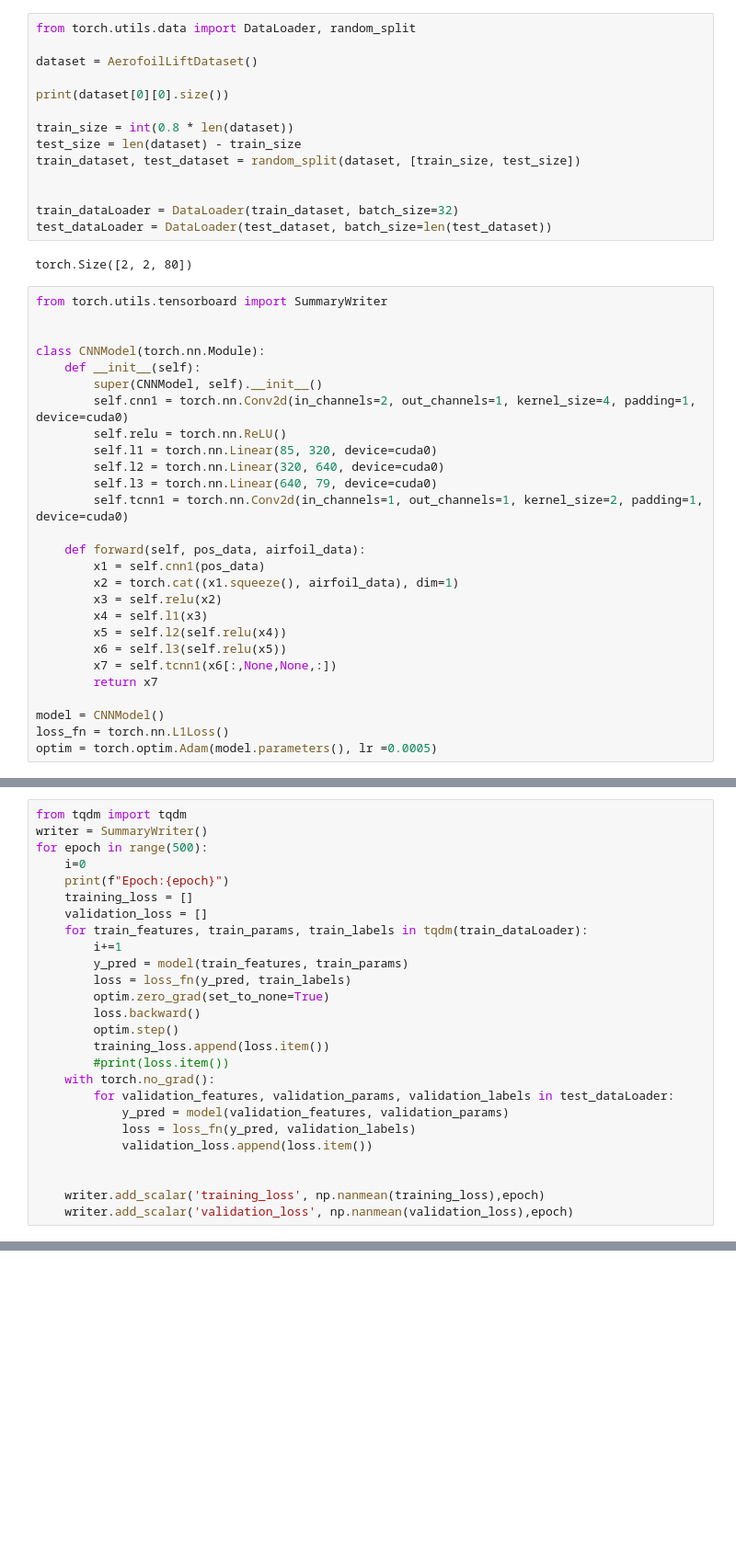
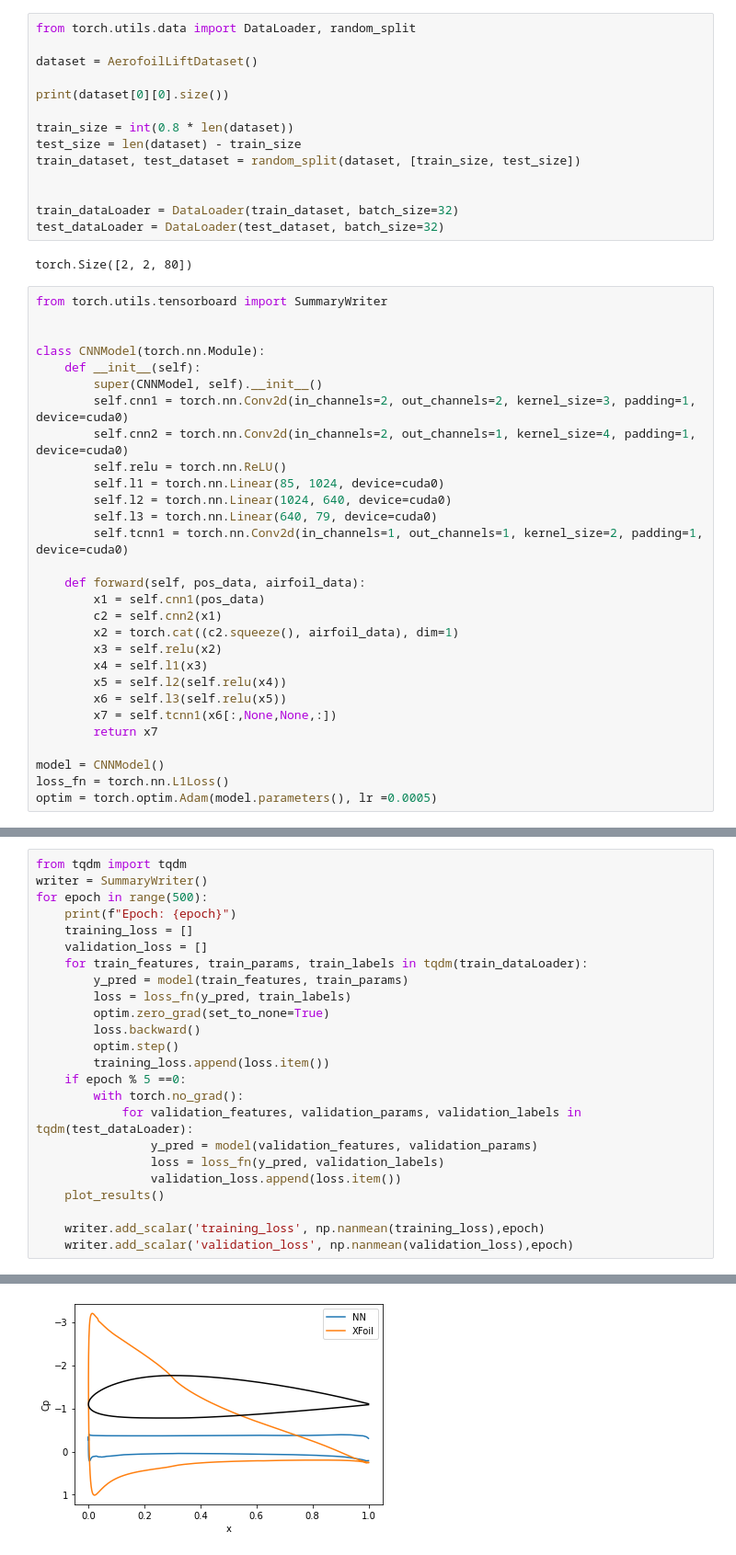
Before and after one commit to SamJBerry/xfoil-tools, a Jupyter notebook: cl_nn.ipynb, the cells around one changed output, grey strips where cells are left out. Shown at 92% size. Saved outputs shown, nothing was run; the diff lists cells and outputs as text; blank space fills up the shorter version.

Commit message:
Increase model complexity, validation every n epochs

```diff
--- a/cl_nn.ipynb
+++ b/cl_nn.ipynb
@@ -62,7 +80,7 @@ train_dataset, test_dataset = random_split(dataset, [train_size, test_size])
 
 
 train_dataLoader = DataLoader(train_dataset, batch_size=32)
-test_dataLoader = DataLoader(test_dataset, batch_size=len(test_dataset))
+test_dataLoader = DataLoader(test_dataset, batch_size=32)
 # %% [output]
 torch.Size([2, 2, 80])
 # %%
@@ -72,16 +90,18 @@ from torch.utils.tensorboard import SummaryWriter
 class CNNModel(torch.nn.Module):
     def __init__(self):
         super(CNNModel, self).__init__()
-        self.cnn1 = torch.nn.Conv2d(in_channels=2, out_channels=1, kernel_size=4, padding=1, device=cuda0)
+        self.cnn1 = torch.nn.Conv2d(in_channels=2, out_channels=2, kernel_size=3, padding=1, device=cuda0)
+        self.cnn2 = torch.nn.Conv2d(in_channels=2, out_channels=1, kernel_size=4, padding=1, device=cuda0)
         self.relu = torch.nn.ReLU()
-        self.l1 = torch.nn.Linear(85, 320, device=cuda0)
-        self.l2 = torch.nn.Linear(320, 640, device=cuda0)
+        self.l1 = torch.nn.Linear(85, 1024, device=cuda0)
+        self.l2 = torch.nn.Linear(1024, 640, device=cuda0)
         self.l3 = torch.nn.Linear(640, 79, device=cuda0)
         self.tcnn1 = torch.nn.Conv2d(in_channels=1, out_channels=1, kernel_size=2, padding=1, device=cuda0)
 
     def forward(self, pos_data, airfoil_data):
         x1 = self.cnn1(pos_data)
-        x2 = torch.cat((x1.squeeze(), airfoil_data), dim=1)
+        c2 = self.cnn2(x1)
+        x2 = torch.cat((c2.squeeze(), airfoil_data), dim=1)
         x3 = self.relu(x2)
         x4 = self.l1(x3)
         x5 = self.l2(self.relu(x4))
@@ -96,25 +150,23 @@ optim = torch.optim.Adam(model.parameters(), lr =0.0005)
 from tqdm import tqdm
 writer = SummaryWriter()
 for epoch in range(500):
-    i=0
-    print(f"Epoch:{epoch}")
+    print(f"Epoch: {epoch}")
     training_loss = []
     validation_loss = []
     for train_features, train_params, train_labels in tqdm(train_dataLoader):
-        i+=1
         y_pred = model(train_features, train_params)
         loss = loss_fn(y_pred, train_labels)
         optim.zero_grad(set_to_none=True)
         loss.backward()
         optim.step()
         training_loss.append(loss.item())
-        #print(loss.item())
-    with torch.no_grad():
-        for validation_features, validation_params, validation_labels in test_dataLoader:
-            y_pred = model(validation_features, validation_params)
-            loss = loss_fn(y_pred, validation_labels)
-            validation_loss.append(loss.item())
-
+    if epoch % 5 ==0:
+        with torch.no_grad():
+            for validation_features, validation_params, validation_labels in tqdm(test_dataLoader):
+                y_pred = model(validation_features, validation_params)
+                loss = loss_fn(y_pred, validation_labels)
+                validation_loss.append(loss.item())
+    plot_results()
 
     writer.add_scalar('training_loss', np.nanmean(training_loss),epoch)
     writer.add_scalar('validation_loss', np.nanmean(validation_loss),epoch)
@@ -122,0 +175 @@ Epoch:0
+[figure, added]
```
Also changed, not shown: parts of 4 cells of this notebook.
